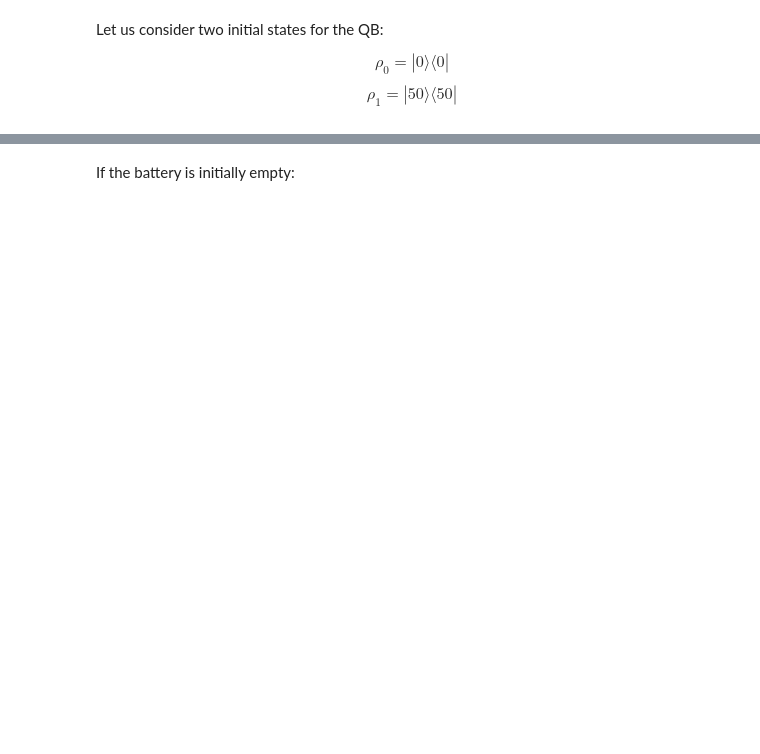
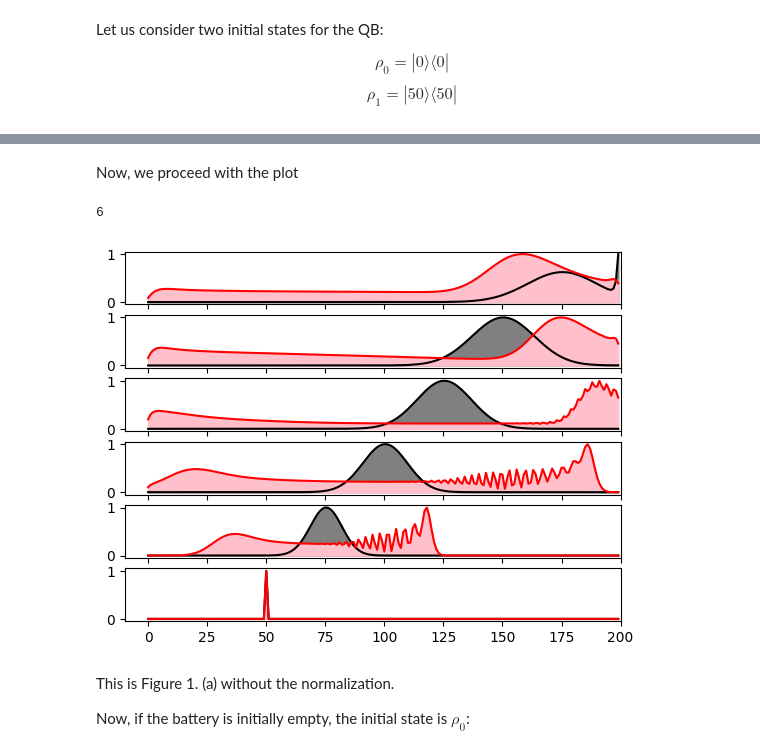
Before and after one commit to iBeder/qutip-projetos, a Jupyter notebook: Quantum_speed_up_in_collisional_battery_charging.ipynb, the cells around one changed output, grey strips where cells are left out. Saved outputs shown, nothing was run; the diff lists cells and outputs as text; code cells hidden in the pictures; blank space fills up the shorter version.

```diff
--- a/Quantum_speed_up_in_collisional_battery_charging.ipynb
+++ b/Quantum_speed_up_in_collisional_battery_charging.ipynb
@@ -49,7 +49,9 @@ Let's code all of this. First, let us define $\hat H_B$
 # %%
 
 E = 1.0 # Energy difference between levels
-g = 1.0 # Coupling parameter
+tau = 0.0001 # Collision time
+theta = np.pi/4 # theta = g*tau
+g = theta/tau # Coupling parameter
 N = 200 # Dimension of the hilbert space
 H_B_list = []
 for k in range(0, N):
@@ -57,5 +59,5 @@ for k in range(0, N):
     proj = ket2dm(cat)
     H_B_list.append(E*k*proj)
 
-H_B = sum(H_B_list)
+H_B = sum(H_B_list) # QB's Hamiltonian
 # %% [markdown]
@@ -195,3 +221,28 @@ for n_collisions in n_collisions_list:
+# %% [markdown]
+Now, we proceed with the plot
+# %%
+level = [n for n in range(0, N)] # List containing the population levels ([0, 1, 2, 3, ..., 200])
+n_graphs = 6
+fig, axs = plt.subplots(n_graphs, sharex=True)
+print(len(Population_50_incoh))
+i = 5
+for pop in Population_50_incoh:
+    axs[i].plot(level, pop, color='black')
+    plt.xlim(right=200)
+    axs[i].fill_between(level, pop, color='grey')
+    i -= 1
+
+i = 5
+for pop in Population_50_coh:
+    axs[i].plot(level, pop, color='red')
+    plt.xlim(right=200)
+    axs[i].fill_between(level, pop, color='pink')
+    i -= 1
+# %% [output]
+6
+[figure, added]
 # %% [markdown]
-If the battery is initially empty:
+This is Figure 1. (a) without the normalization.
+
+Now, if the battery is initially empty, the initial state is $\rho_0$:
 # %%
```
Also changed, not shown: parts of 14 cells of this notebook.
